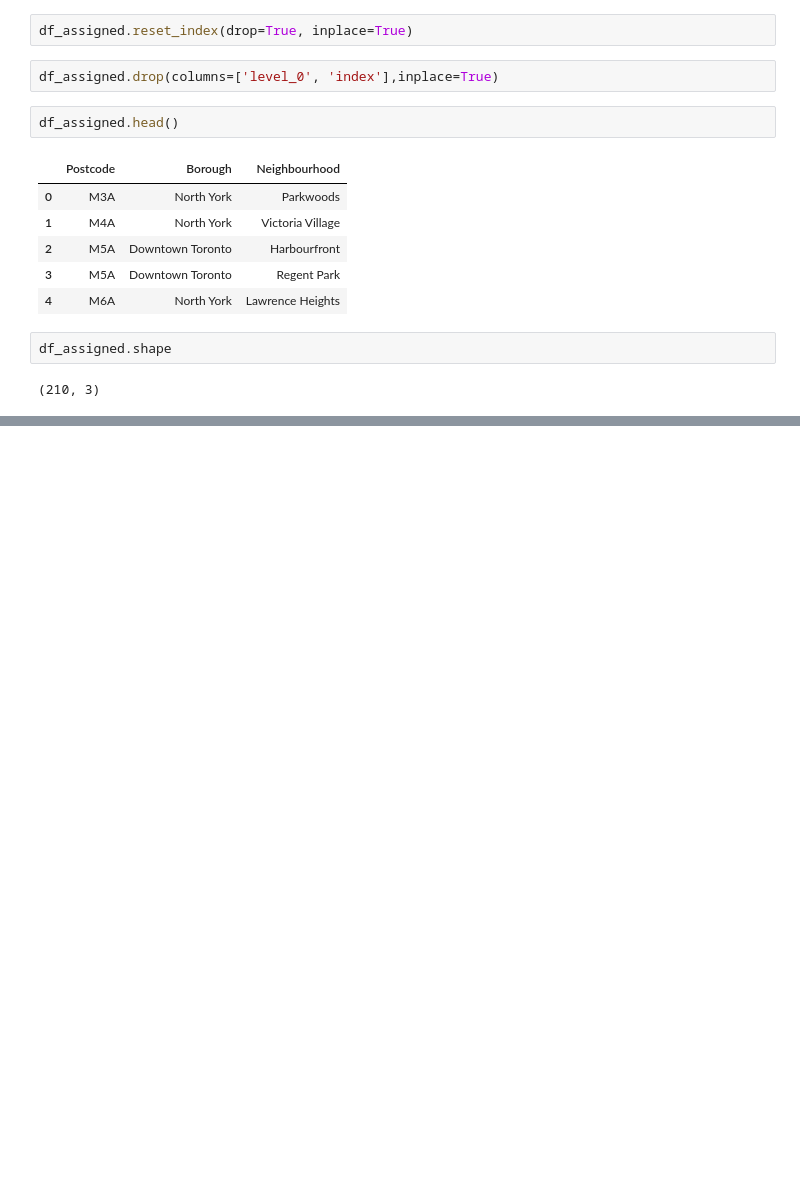
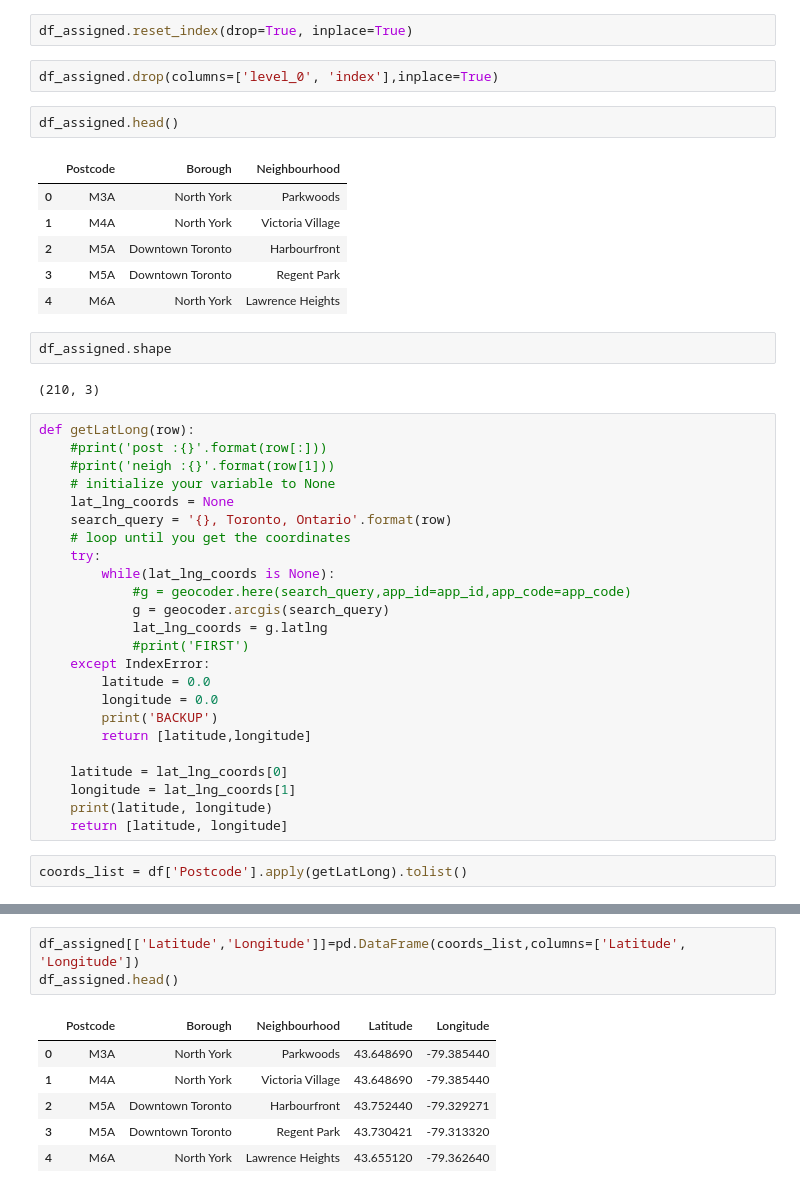
Before and after one commit to mtk12/First, a Jupyter notebook: Toronto Postal Codes.ipynb, the cells around one changed output, grey strips where cells are left out. Saved outputs shown, nothing was run; the diff lists cells and outputs as text; blank space fills up the shorter version.

```diff
--- a/Toronto Postal Codes.ipynb
+++ b/Toronto Postal Codes.ipynb
@@ -103,3 +103,29 @@ df_assigned.head()
 df_assigned.shape
 # %% [output]
 (210, 3)
+# %%
+def getLatLong(row):
+    #print('post :{}'.format(row[:]))
+    #print('neigh :{}'.format(row[1]))
+    # initialize your variable to None
+    lat_lng_coords = None
+    search_query = '{}, Toronto, Ontario'.format(row)
+    # loop until you get the coordinates
+    try:
+        while(lat_lng_coords is None):
+            #g = geocoder.here(search_query,app_id=app_id,app_code=app_code)
+            g = geocoder.arcgis(search_query)
+            lat_lng_coords = g.latlng
+            #print('FIRST')
+    except IndexError:
+        latitude = 0.0
+        longitude = 0.0
+        print('BACKUP')
+        return [latitude,longitude]
+
+    latitude = lat_lng_coords[0]
+    longitude = lat_lng_coords[1]
+    print(latitude, longitude)
+    return [latitude, longitude]
+# %%
+coords_list = df['Postcode'].apply(getLatLong).tolist()
@@ -105,0 +150,10 @@ df_assigned.shape
+# %%
+df_assigned[['Latitude','Longitude']]=pd.DataFrame(coords_list,columns=['Latitude', 'Longitude'])
+df_assigned.head()
+# %% [output]
+|  | Postcode | Borough | Neighbourhood | Latitude | Longitude |
+| 0 | M3A | North York | Parkwoods | 43.648690 | -79.385440 |
+| 1 | M4A | North York | Victoria Village | 43.648690 | -79.385440 |
+| 2 | M5A | Downtown Toronto | Harbourfront | 43.752440 | -79.329271 |
+| 3 | M5A | Downtown Toronto | Regent Park | 43.730421 | -79.313320 |
+| 4 | M6A | North York | Lawrence Heights | 43.655120 | -79.362640 |
```
Also changed, not shown: parts of 1 cell of this notebook.
